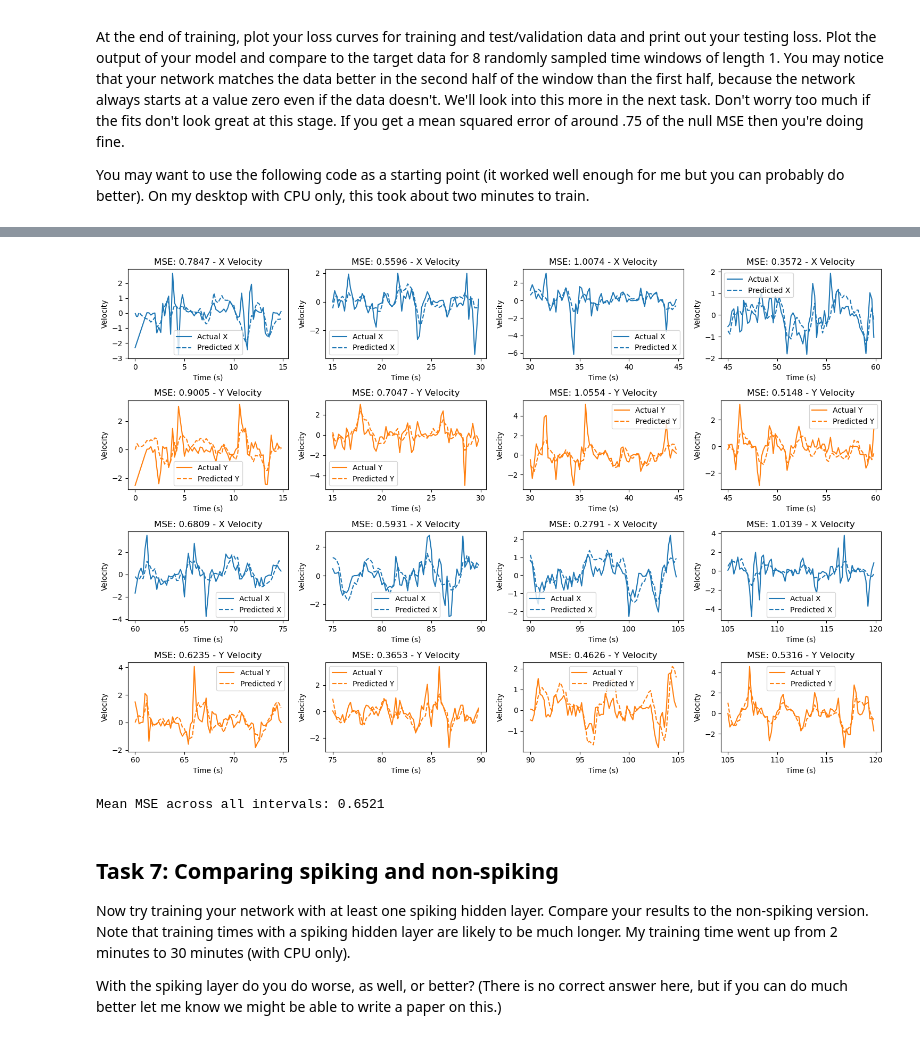
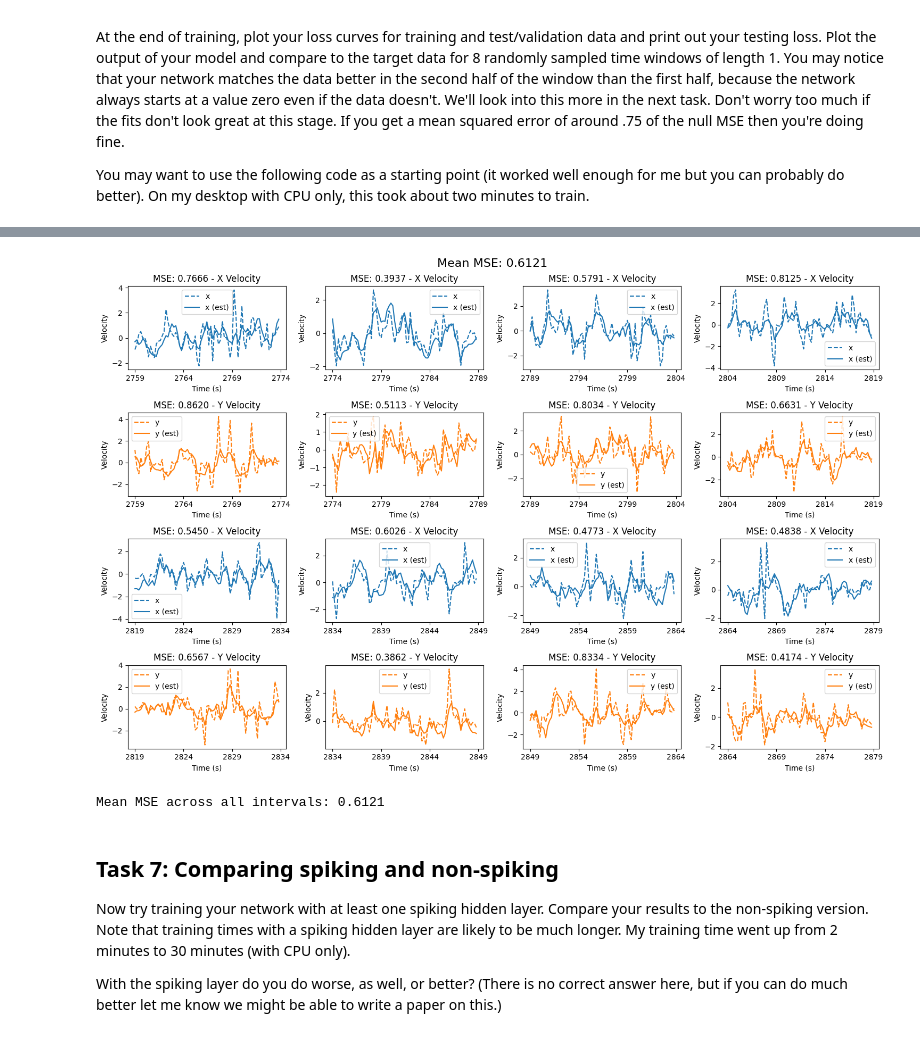
Before and after one commit to codinghasnat/Neuro4ML_2, a Jupyter notebook: FINAL.ipynb, the cells around one changed output, grey strips where cells are left out. Drawn from its saved outputs; the diff is of its cells as text; code cells hidden in the pictures.

```diff
--- a/FINAL.ipynb
+++ b/FINAL.ipynb
@@ -208,12 +208,15 @@ def prepare_batch(batch_segment, spike_times, vel_times, vel, dt, length, num_ti
 
     # Spike data preparation
     x_batch = torch.zeros((len(spike_times), num_time_points))
+
+    # looping through getting the indicies (neuron_index) and the array of spike times (neuron_spikes)
     for neuron_index, neuron_spikes in enumerate(spike_times):
-        spike_times_in_batch = neuron_spikes[(neuron_spikes >= start_time) & (neuron_spikes < start_time + 1)]
-        indices = np.floor((spike_times_in_batch - start_time) / dt).astype(int)
-        x_batch[neuron_index, indices] = 1
+        spike_times_in_batch = neuron_spikes[(neuron_spikes >= start_time) & (neuron_spikes < start_time + length)] # filters so that we only get spike times in the window
+        indices = np.floor((spike_times_in_batch - start_time) / dt).astype(int) # converts spike times to indicies
+        x_batch[neuron_index, indices] = 1 # where ever there is a spike, set that index to 1
 
     # Velocity interpolation
+    # all this code does is make a function that linearly interpolates velocities to a different set of time points
     interp_func = interp1d(vel_times, vel.T, kind='linear', bounds_error=False, fill_value="extrapolate")
     y_batch = torch.tensor(interp_func(time_points))
 
@@ -224,18 +227,22 @@ def batched_data(range_to_use, spike_times, vel, vel_times, dt=ms, length=1, bat
 
     # Create segments each length seconds long
     segments = np.arange(start_time, end_time, length)
-    random.shuffle(segments)  # Shuffle segments to randomize batch contents
+
+    # Shuffle segments to randomize batch contents
+    random.shuffle(segments)
 
     num_segments = len(segments)
+
+    # the maximum number of batches will always be max_num_batches
     num_batches = min(num_segments // batch_size, max_num_batches)
 
     for batch_idx in range(num_batches):
-        x = torch.zeros((batch_size, len(spike_times), int(length / dt)))
-        y = torch.zeros((batch_size, 2, int(length / dt)))
+        x = torch.zeros((batch_size, len(spike_times), int(length / dt))) # x shape should be (batch_size, num_neurons, num_time_points)
+        y = torch.zeros((batch_size, 2, int(length / dt))) # y shape should be (batch_size, 2, num_time_points)
 
         for b in range(batch_size):
-            segment_index = batch_idx * batch_size + b
-            if segment_index < num_segments:
+            segment_index = batch_idx * batch_size + b # organising which index goes into which batch
+            if segment_index < num_segments: # checks that we havent overflowed
                 x_batch, y_batch = prepare_batch(segments[segment_index], spike_times, vel_times, vel, dt, length, int(length / dt))
                 x[b] = x_batch
                 y[b] = y_batch
@@ -634,7 +654,7 @@ Your results might look something like this:
 
 ![Fits](fits.png)
 # %%
-def decoding_plot(network, spike_times, vel, vel_times, dt_decoding=0.2, interval_length=15, num_intervals=8, dt=1e-3, figdims=(4, 2)):
+def decoding_plot(network, spike_times, vel, vel_times, test_start, dt_decoding=0.2, interval_length=15, num_intervals=8, dt=1e-3, figdims=(4, 2)):
     # Calculate the number of time points in a 1 second segment
     num_time_points = int(np.round(1 / dt))
     nfx, nfy = figdims  # Figure dimensions
@@ -651,7 +671,7 @@ def decoding_plot(network, spike_times, vel, vel_times, dt_decoding=0.2, interva
     with torch.no_grad():  # Disable gradient calculation for efficiency
         for i in range(num_intervals):
             # Define the start and end time for the current interval
-            start_time = i * interval_length
+            start_time = test_start + i * interval_length
             end_time = start_time + interval_length
             # Generate time points for the current interval
             time_points = np.arange(start_time, end_time, dt_decoding)
@@ -702,18 +722,18 @@ def decoding_plot(network, spike_times, vel, vel_times, dt_decoding=0.2, interva
             ax_y.set_xticks(np.arange(start_time, end_time + 1, 5))
             ax_y.set_xticklabels([f'{int(tick)}' for tick in np.arange(start_time, end_time + 1, 5)])
 
-    plt.tight_layout()  # Adjust layout to prevent overlap
-    plt.show()  # Display the plot
+    mean_mse = np.mean(mse_list)
+    fig.suptitle(f'Mean MSE: {mean_mse:.4f}', fontsize=16)
+    plt.tight_layout()
+    plt.show()
 
     # Print the mean MSE across all intervals
-    mean_mse = np.mean(mse_list)
     print(f'Mean MSE across all intervals: {mean_mse:.4f}')
 # %%
-decoding_range = (0, 120)
-decoding_plot(network, spike_times, vel, vel_times)
+decoding_plot(network, spike_times, vel, vel_times, test_range[0])
 # %% [output]
-[figure, old version]
+[figure, new version]
-Mean MSE across all intervals: 0.6521
+Mean MSE across all intervals: 0.6121
 # %% [markdown]
 ## Task 7: Comparing spiking and non-spiking
 
```
Also changed, not shown: parts of 8 cells of this notebook, 1 other file.
